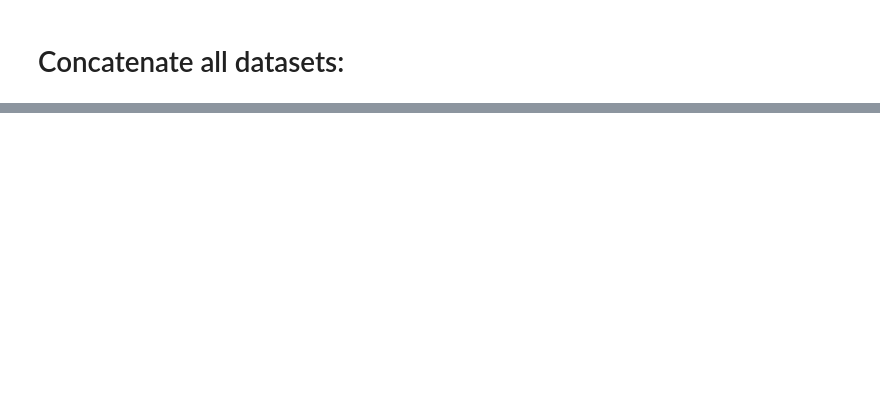
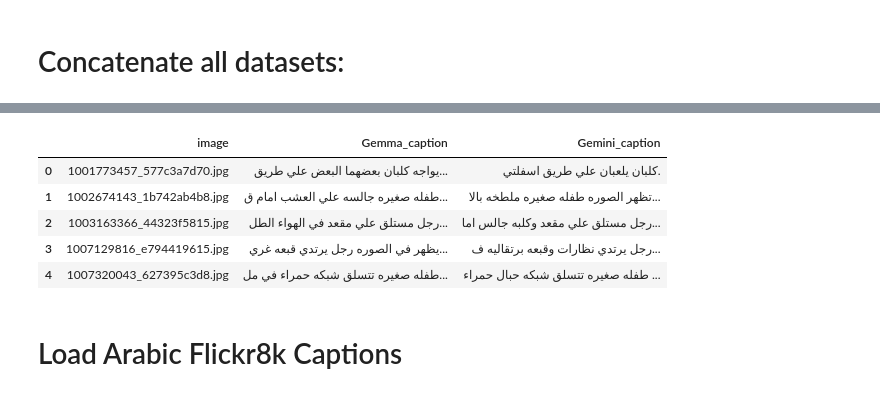
Before and after one commit to khaoula023/image_caption_generation, a Jupyter notebook: research/caption_preprocessing.ipynb, the cells around one changed output, grey strips where cells are left out. Drawn from its saved outputs; the diff is of its cells as text; code cells hidden in the pictures; blank space fills up the shorter version.

```diff
--- a/research/caption_preprocessing.ipynb
+++ b/research/caption_preprocessing.ipynb
@@ -88,0 +168,23 @@ gemini_1.head()
+# %%
+import re
+
+def clean_intro(text):
+    # Remove leading punctuation/spaces
+    text = re.sub(r"^[\s:\-،]*", "", text)
+
+    # Remove common intro patterns
+    patterns = [
+    r"^(?:بالتأكيد(?:،)?(?:\s*إليك(?:\s*وصف(?:\s*للصورة)?)?)?)[:：\s,-]*",
+    r"^(?:في(?:\s+هذه)?\s+الصورة)[:：\s،,-]*",
+    r"^(?:تُظهر|يظهر|تُظهر|تبدوا|تبدو)[:：\s،,-]*(?:الصورة)?\s*",
+    r"^(?:الصورة(?:\s+تظهر|\s+تُظهر))[:：\s،,-]*",
+    r"^(?:في\s+الصوره)[:：\s،,-]*",
+    r"^(?:يبدو\s+أن(?:\s+ال)?\s*الصورة)[:：\s،,-]*",
+    r"^(?:في\s+الصور?ة)[:：\s،,-]*",
+    r"(?:في\s+جملة\s+قصيرة[:：\s،,-]*)",
+    r"(?:بجملة\s+قصيرة[:：\s،,-]*)"
+    ]
+
+    for p in patterns:
+        text = re.sub(p, "", text)
+    return text.strip()
@@ -88,0 +208,14 @@ gemini_1.head()
+# %%
+caption_df["Gemma_caption"] = caption_df["Gemma_caption"].astype(str).apply(preprocess_caption)
+caption_df["Gemini_caption"] = caption_df["Gemini_caption"].astype(str).apply(preprocess_caption)
+
+caption_df.head()
+# %% [output]
+|  | image | Gemma_caption | Gemini_caption |
+| 0 | 1001773457_577c3a7d70.jpg | يواجه كلبان بعضهما البعض علي طريق... | كلبان يلعبان علي طريق اسفلتي. |
+| 1 | 1002674143_1b742ab4b8.jpg | طفله صغيره جالسه علي العشب امام ق... | تظهر الصوره طفله صغيره ملطخه بالا... |
+| 2 | 1003163366_44323f5815.jpg | رجل مستلق علي مقعد في الهواء الطل... | رجل مستلق علي مقعد وكلبه جالس اما... |
+| 3 | 1007129816_e794419615.jpg | يظهر في الصوره رجل يرتدي قبعه غري... | رجل يرتدي نظارات وقبعه برتقاليه ف... |
+| 4 | 1007320043_627395c3d8.jpg | طفله صغيره تتسلق شبكه حمراء في مل... | طفله صغيره تتسلق شبكه حبال حمراء ... |
+# %% [markdown]
+# Load Arabic Flickr8k Captions
```
Also changed, not shown: parts of 28 cells of this notebook, 3 other files.
